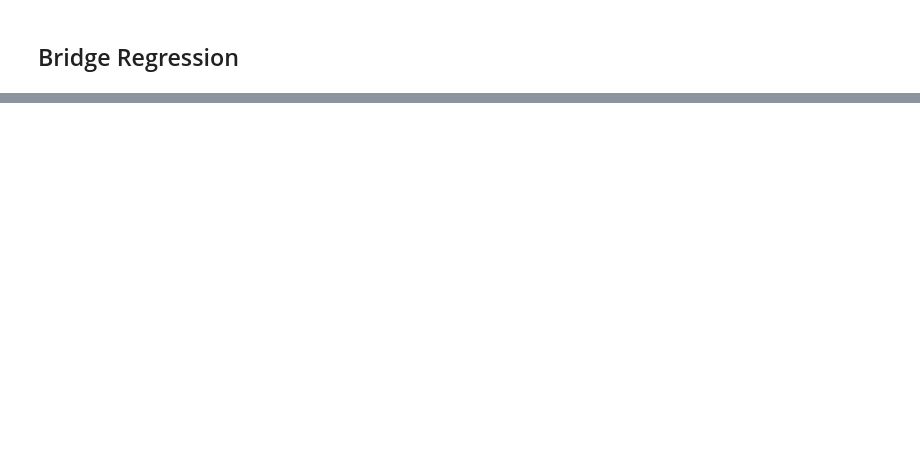
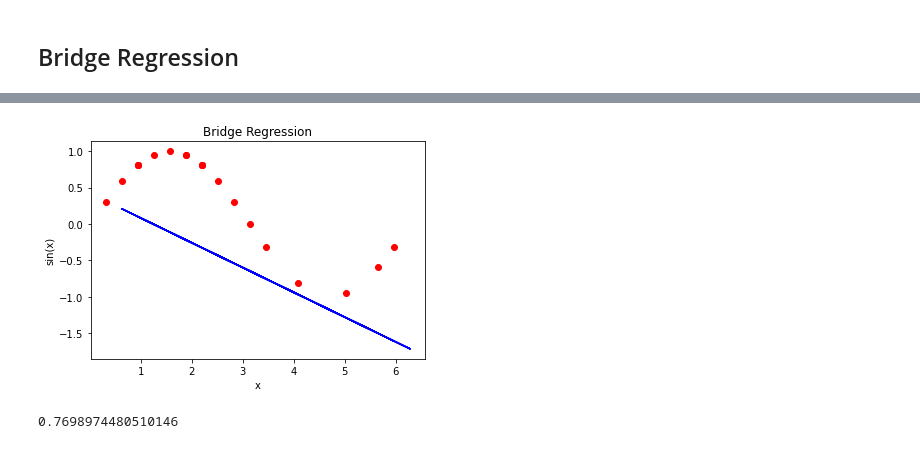
Before and after one commit to anurag1504t/MachineLearning, a Jupyter notebook: 2018BCS_011_ML_Lab.ipynb, the cells around one changed output, grey strips where cells are left out. Drawn from its saved outputs; the diff is of its cells as text; code cells hidden in the pictures; blank space fills up the shorter version.

Commit message:
Bridge Regression

```diff
--- a/2018BCS_011_ML_Lab.ipynb
+++ b/2018BCS_011_ML_Lab.ipynb
@@ -384,2 +407,10 @@ mean_squared_error(y_test, y_pred_enet)
 # %% [markdown]
 ## Bridge Regression
+# %%
+# Fitting Bridge Regression to the dataset
+from sklearn.linear_model import BayesianRidge
+model_bridge = BayesianRidge()
+model_bridge.fit(x_train, y_train)
+
+# Predicting the test set Results
+y_pred_bridge = model_bridge.predict(x_test)
@@ -385,0 +427,16 @@ mean_squared_error(y_test, y_pred_enet)
+# %%
+# Visualising the Testing set results
+plt.scatter(x_test, y_test, color = 'red')
+plt.plot(x_train, model_bridge.predict(x_train), color = 'blue')
+plt.title('Bridge Regression')
+plt.xlabel('x')
+plt.ylabel('sin(x)')
+plt.show()
+# %% [output]
+[figure, added]
+# %%
+# Mean Squared Error
+from sklearn.metrics import mean_squared_error
+mean_squared_error(y_test, y_pred_bridge)
+# %% [output]
+0.7698974480510146
```
Also changed, not shown: parts of 23 cells of this notebook.
